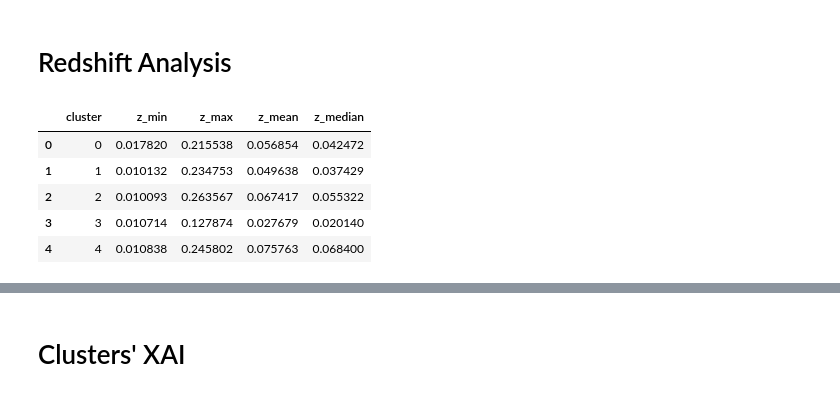
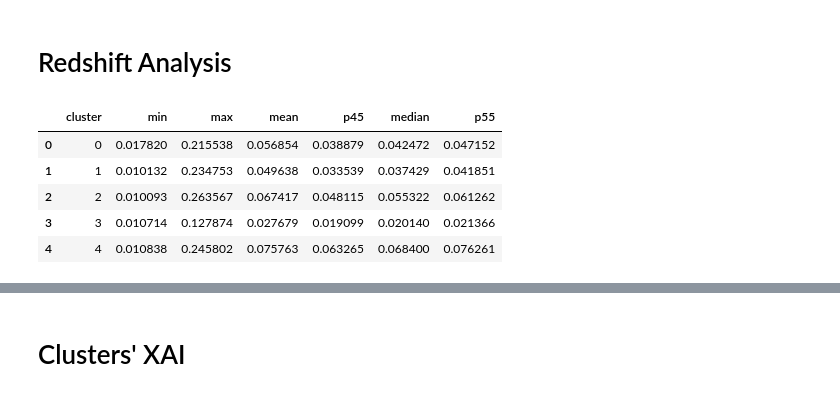
Before and after one commit to ed-ortizm/xai-astronomy, a Jupyter notebook: thesis/04_clustering_xai/05_iforest_cluster_analysis.ipynb, the cells around one changed output, grey strips where cells are left out. Cells and saved outputs as stored; diff of their text form; code cells hidden in the pictures.

```diff
--- a/thesis/04_clustering_xai/05_iforest_cluster_analysis.ipynb
+++ b/thesis/04_clustering_xai/05_iforest_cluster_analysis.ipynb
@@ -544,27 +544,23 @@ ratios_percentiles_df.T
 | 55th | 3.463781 | 0.576467 | 1.853207 | 1.341711 | 0.392461 | 1.426653 | ... |
 # %% [markdown]
 # Redshift Analysis
-# %%
-z_dict = {"cluster": [], "z_min": [], "z_max": [], "z_mean": [], "z_median": []}
-
-for cluster_id in range(0, n_clusters):
-
-    mask = cluster_meta_df["cluster"] == cluster_id
-    z = cluster_meta_df["z"].loc[mask].values
-
-    z_dict["cluster"].append(cluster_id)
-    z_dict["z_min"].append(np.min(z))
-    z_dict["z_max"].append(np.max(z))
-    z_dict["z_mean"].append(np.mean(z))
-    z_dict["z_median"].append(np.median(z))
-z_df = pd.DataFrame(z_dict)
-z_df
-# %% [output]
-|  | cluster | z_min | z_max | z_mean | z_median |
-| 0 | 0 | 0.017820 | 0.215538 | 0.056854 | 0.042472 |
-| 1 | 1 | 0.010132 | 0.234753 | 0.049638 | 0.037429 |
-| 2 | 2 | 0.010093 | 0.263567 | 0.067417 | 0.055322 |
-| 3 | 3 | 0.010714 | 0.127874 | 0.027679 | 0.020140 |
-| 4 | 4 | 0.010838 | 0.245802 | 0.075763 | 0.068400 |
+# %%
+z_df = cluster_meta_df.groupby("cluster")["z"].agg(
+    min="min",
+    max="max",
+    mean="mean",
+    p45=lambda x: x.quantile(0.45),
+    median="median",
+    p55=lambda x: x.quantile(0.55)
+).reset_index()
+z_df.to_clipboard(excel=True, index=False)
+z_df
+# %% [output]
+|  | cluster | min | max | mean | p45 | median | p55 |
+| 0 | 0 | 0.017820 | 0.215538 | 0.056854 | 0.038879 | 0.042472 | 0.047152 |
+| 1 | 1 | 0.010132 | 0.234753 | 0.049638 | 0.033539 | 0.037429 | 0.041851 |
+| 2 | 2 | 0.010093 | 0.263567 | 0.067417 | 0.048115 | 0.055322 | 0.061262 |
+| 3 | 3 | 0.010714 | 0.127874 | 0.027679 | 0.019099 | 0.020140 | 0.021366 |
+| 4 | 4 | 0.010838 | 0.245802 | 0.075763 | 0.063265 | 0.068400 | 0.076261 |
 # %%
 low_wave, upper_wave = 5_565, 5_590
```
Also changed, not shown: parts of 4 cells of this notebook, 2 other files.
